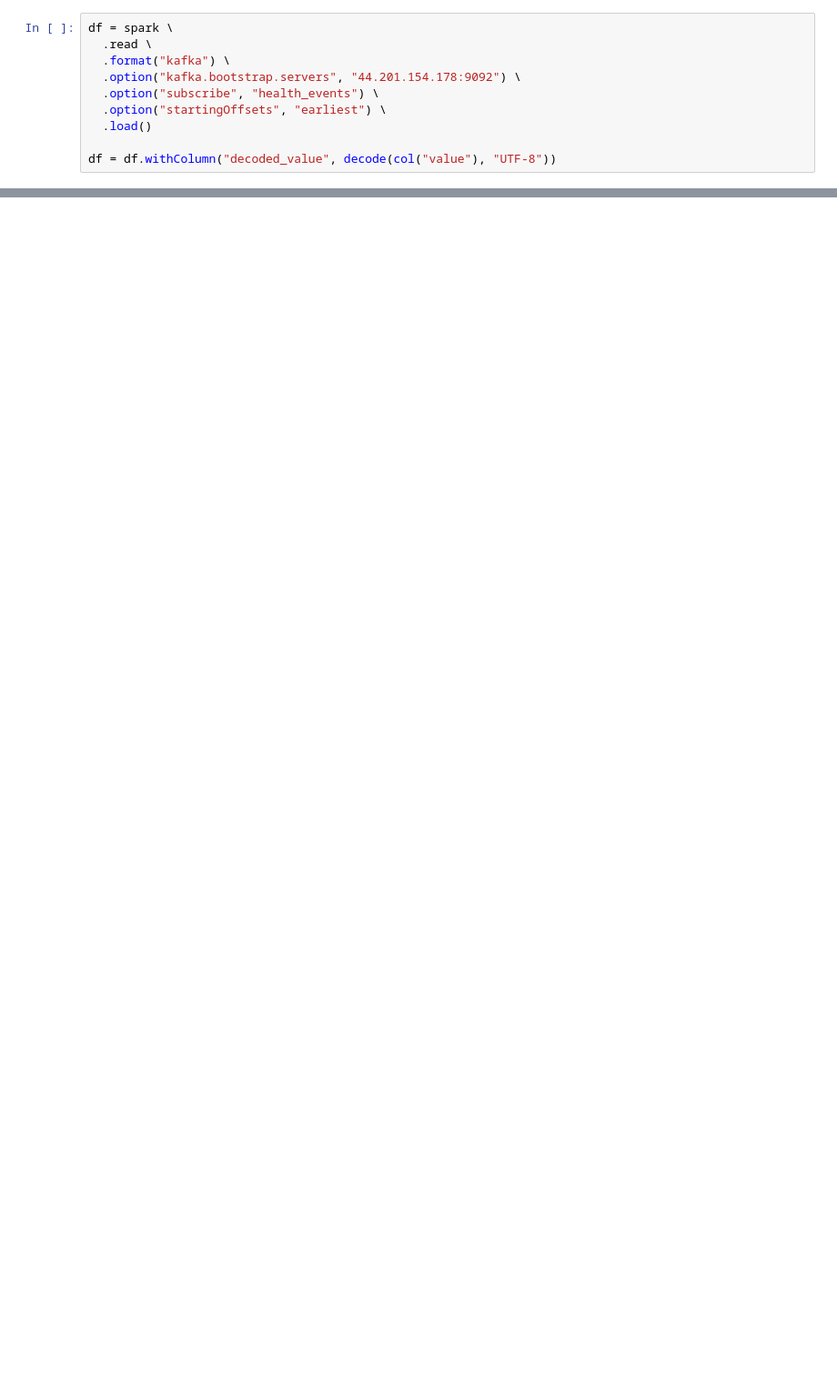
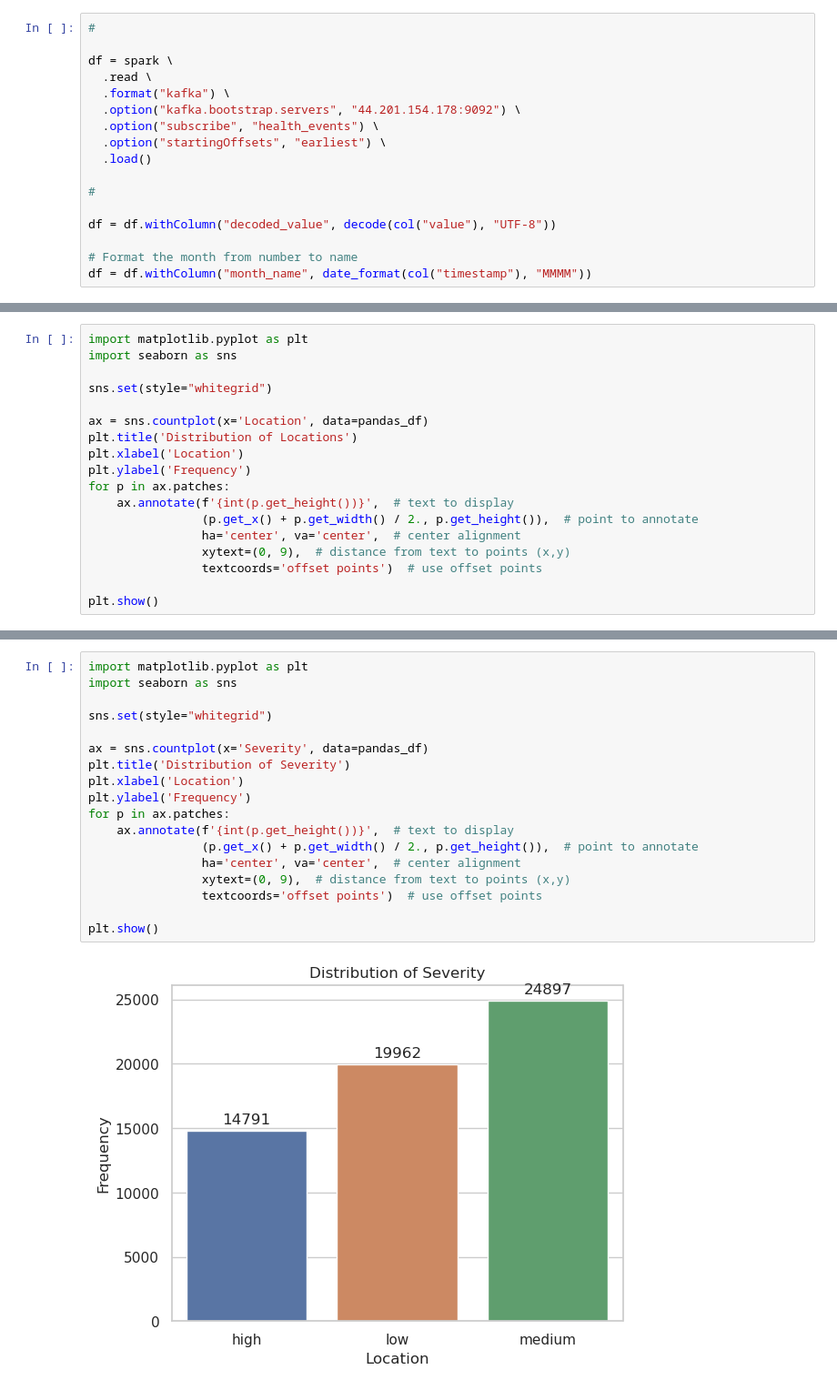
Before and after one commit to danieldoh2/ETL_With_Hadoop-Kafka-Spark-Postgres, a Jupyter notebook: spark-explore/eda.ipynb, the cells around one changed output, grey strips where cells are left out. Shown: that part at 91% size. Saved outputs shown, nothing was run; the diff lists cells and outputs as text; blank space fills up the shorter version.

```diff
--- a/spark-explore/eda.ipynb
+++ b/spark-explore/eda.ipynb
@@ -10,6 +20,8 @@ spark = SparkSession.builder \
     .config("spark.jars.packages", "org.apache.spark:spark-sql-kafka-0-10_2.12:3.3.0") \
     .getOrCreate()
 # %%
+#
+
 df = spark \
   .read \
   .format("kafka") \
@@ -18,4 +30,9 @@ df = spark \
   .option("startingOffsets", "earliest") \
   .load()
 
+#
+
 df = df.withColumn("decoded_value", decode(col("value"), "UTF-8"))
+
+# Format the month from number to name
+df = df.withColumn("month_name", date_format(col("timestamp"), "MMMM"))
@@ -102,0 +241,18 @@ pandas_df = pandas_df.drop_duplicates()
+# %%
+import matplotlib.pyplot as plt
+import seaborn as sns
+
+sns.set(style="whitegrid")
+
+ax = sns.countplot(x='Location', data=pandas_df)
+plt.title('Distribution of Locations')
+plt.xlabel('Location')
+plt.ylabel('Frequency')
+for p in ax.patches:
+    ax.annotate(f'{int(p.get_height())}',  # text to display
+                (p.get_x() + p.get_width() / 2., p.get_height()),  # point to annotate
+                ha='center', va='center',  # center alignment
+                xytext=(0, 9),  # distance from text to points (x,y)
+                textcoords='offset points')  # use offset points
+
+plt.show()
@@ -102,0 +261,20 @@ pandas_df = pandas_df.drop_duplicates()
+# %%
+import matplotlib.pyplot as plt
+import seaborn as sns
+
+sns.set(style="whitegrid")
+
+ax = sns.countplot(x='Severity', data=pandas_df)
+plt.title('Distribution of Severity')
+plt.xlabel('Location')
+plt.ylabel('Frequency')
+for p in ax.patches:
+    ax.annotate(f'{int(p.get_height())}',  # text to display
+                (p.get_x() + p.get_width() / 2., p.get_height()),  # point to annotate
+                ha='center', va='center',  # center alignment
+                xytext=(0, 9),  # distance from text to points (x,y)
+                textcoords='offset points')  # use offset points
+
+plt.show()
+# %% [output]
+[figure, added]
```
Also changed, not shown: parts of 32 cells of this notebook.
